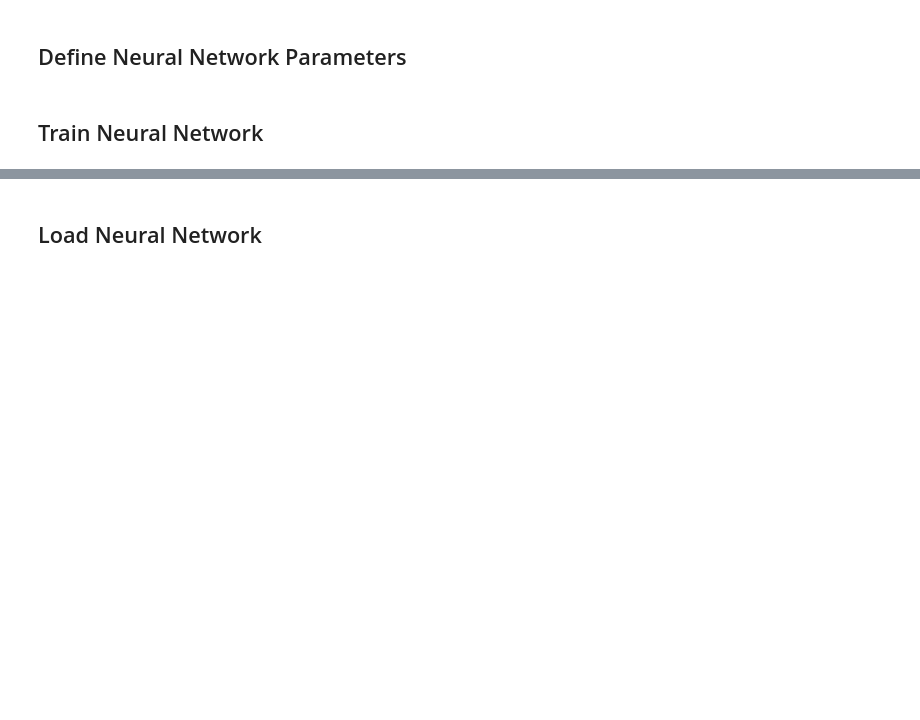
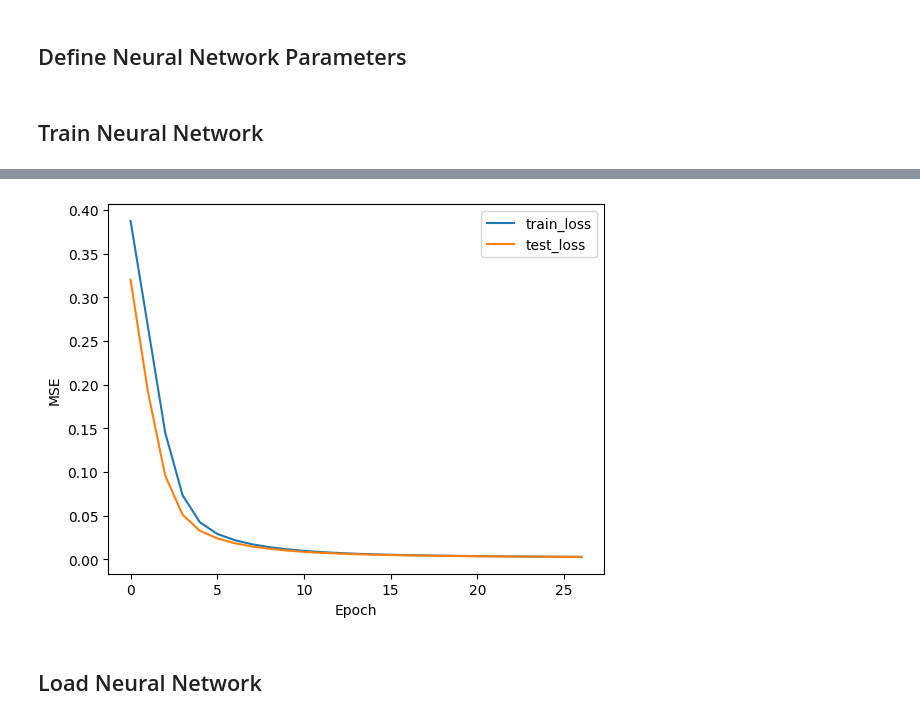
Before and after one commit to Data-Science-in-Mechanical-Engineering/RLLBC, a Jupyter notebook: class_examples/7. Learning-Based Control/Cartpole_NARX.ipynb, the cells around one changed output, grey strips where cells are left out. Drawn from its saved outputs; the diff is of its cells as text; code cells hidden in the pictures; blank space fills up the shorter version.

```diff
--- a/class_examples/7. Learning-Based Control/Cartpole_NARX.ipynb
+++ b/class_examples/7. Learning-Based Control/Cartpole_NARX.ipynb
@@ -212,30 +216,32 @@ for epoch in range(num_epochs):  # loop over the dataset multiple times
 
         # print statistics
         running_loss += loss.item()
-    ep_train_loss = running_loss / i
+    ep_train_loss = running_loss / (i+1)
     print('epoch: '+str(epoch) + ', train loss: '+str(ep_train_loss))
     train_loss[epoch] = ep_train_loss
 
+    running_loss = 0.0
     for i, data in enumerate(test_loader, 0):
         inputs, labels = data
         with torch.no_grad():
             outputs = net(inputs)
             loss = criterion(outputs, labels)
         running_loss += loss.item()
-    ep_test_loss = running_loss / i
+    ep_test_loss = running_loss / (i+1)
     print('epoch: ' + str(epoch) + ', test loss: ' + str(ep_test_loss))
     test_loss[epoch] = ep_test_loss
 
     # early stopping
-    if epoch > early_stopping_patience and test_loss[epoch] >= np.max(test_loss[epoch-1-early_stopping_patience:epoch-1])-min_improvement:
+    if epoch > early_stopping_patience and test_loss[epoch] >= np.min(test_loss[epoch-early_stopping_patience:epoch])-min_improvement:
         break
 
 print('Finished Training')
-plt.plot(train_loss[:epoch], label='train_loss')
-plt.plot(test_loss[:epoch], label='test_loss')
+plt.plot(train_loss[:epoch+1], label='train_loss')
+plt.plot(test_loss[:epoch+1], label='test_loss')
 plt.ylabel('MSE')
 plt.xlabel('Epoch')
 plt.legend()
 plt.show()
 
 torch.save(net.state_dict(), './net_notebook.pth')
+# %% [output]
@@ -242,3 +265,4 @@ torch.save(net.state_dict(), './net_notebook.pth')
+[figure, added]
 # %% [markdown]
 ## Load Neural Network
 # %%
```
Also changed, not shown: parts of 7 cells of this notebook, 19 other files.
